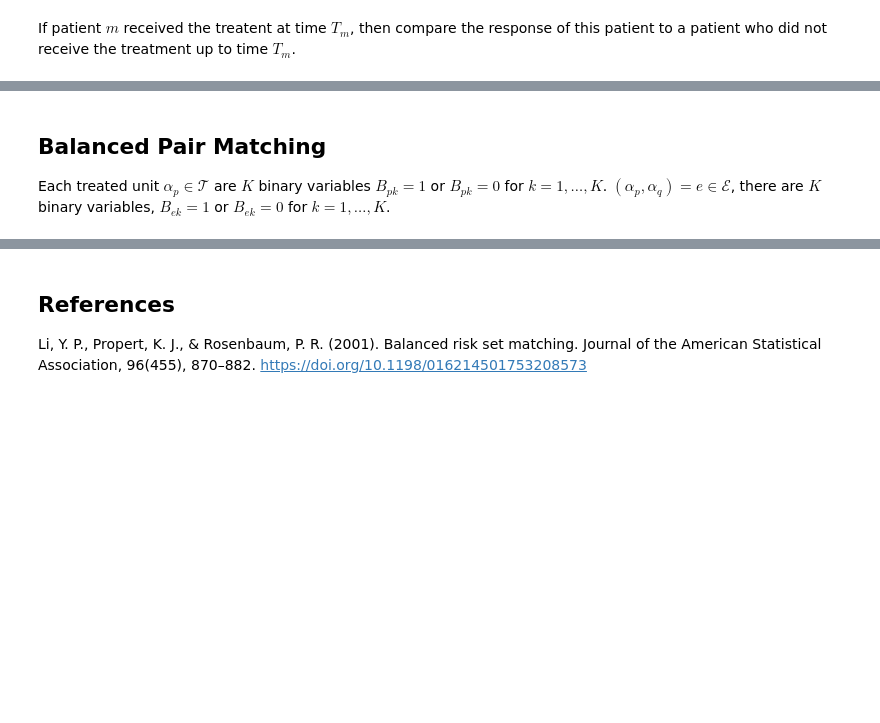
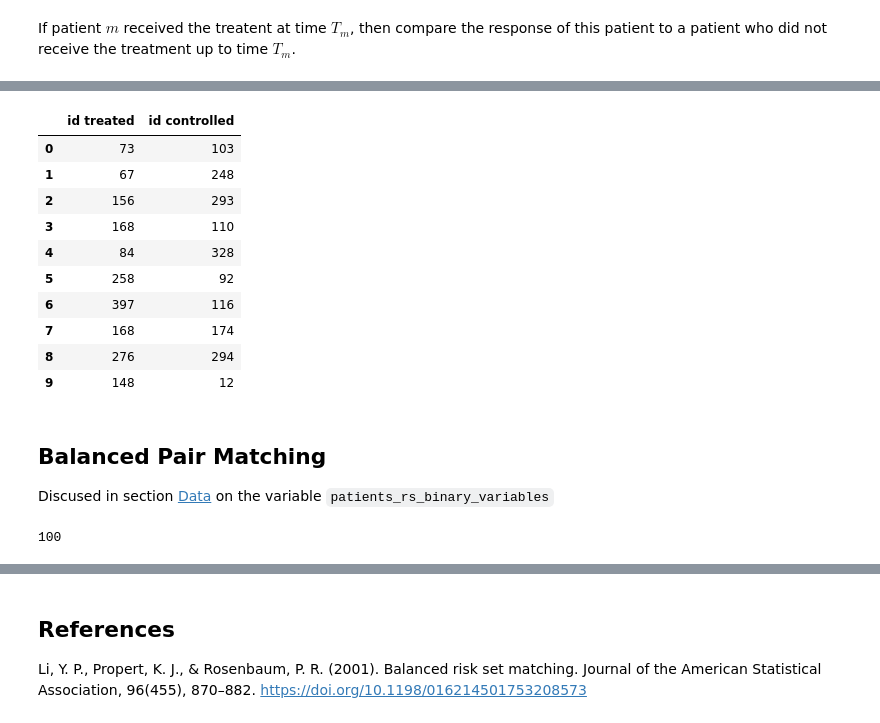
Before and after one commit to DestinEcarma/assignment-1-data-analytics, a Jupyter notebook: src/assignment.ipynb, the cells around one changed output, grey strips where cells are left out. Saved outputs shown, nothing was run; the diff lists cells and outputs as text; code cells hidden in the pictures; blank space fills up the shorter version.

```diff
--- a/src/assignment.ipynb
+++ b/src/assignment.ipynb
@@ -79,7 +138,84 @@ $|M| = S = 100$ matched pairs. There are three variables: pain score, urgency sc
+# %%
+import pandas as pd
+
+M = 100
+
+min_cost_flow_matches = []
+
+for k in sorted(distances.keys()):
+    for match in distances[k]:
+        if len(min_cost_flow_matches) >= M:
+            break
+
+        min_cost_flow_matches.append(match)
+
+pd.DataFrame(
+    min_cost_flow_matches, columns=["id treated", "id controlled"]
+).head(10)
+# %% [output]
+|  | id treated | id controlled |
+| 0 | 73 | 103 |
+| 1 | 67 | 248 |
+| 2 | 156 | 293 |
+| 3 | 168 | 110 |
+| 4 | 84 | 328 |
+| 5 | 258 | 92 |
+| 6 | 397 | 116 |
+| 7 | 168 | 174 |
+| 8 | 276 | 294 |
+| 9 | 148 | 12 |
 # %% [markdown]
 ## Balanced Pair Matching
 
-Each treated unit $\alpha_p \in \mathcal{T}$ are $K$ binary variables $B_{pk} = 1$ or $B_{pk} = 0$ for $k = 1, \dots, K$. $(\alpha_p, \alpha_q) = e \in \mathcal{E}$, there are $K$ binary variables, $B_{ek} = 1$ or $B_{ek} = 0$ for $k = 1, \dots, K$.
+Discused in section [Data](#data) on the variable `patients_rs_binary_variables`
+# %%
+import pandas as pd
+
+from defs import patients_rs_binary_variables
+
+balanced_pair_matches = []
+patients = set()
+
+variables = [
+    "pain current",
+    "urgency current",
+    "nocturnal frequency current",
+    "pain baseline",
+    "urgency baseline",
+    "nocturnal frequency baseline",
+]
+
+variables = [f"{v} middle" for v in variables] + [
+    f"{v} upper" for v in variables
+]
+
+
+def find_group(data: pd.DataFrame, variables: list[str]):
+    group = 0
+
+    for i, v in enumerate(variables):
+        group += (i + 1) * data.loc[v]
+
+    return group
+
+
+for _, (t, c) in patients_rs_binary_variables.items():
+    for i in range(t.shape[0]):
+        for j in range(c.shape[0]):
+            if len(balanced_pair_matches) < M and find_group(
+                t.iloc[i], variables
+            ) == find_group(c.iloc[j], variables):
+                t_id = t["id"].iloc[i]
+                c_id = c["id"].iloc[j]
+
+                if t_id not in patients and c_id not in patients:
+                    balanced_pair_matches.append((t_id, c_id))
+                    patients.add(t_id)
+                    patients.add(c_id)
+
+len(balanced_pair_matches)
+# %% [output]
+100
 # %% [markdown]
 ## Graphical Comparisons
 
```
Also changed, not shown: parts of 11 cells of this notebook, 1 other file.
